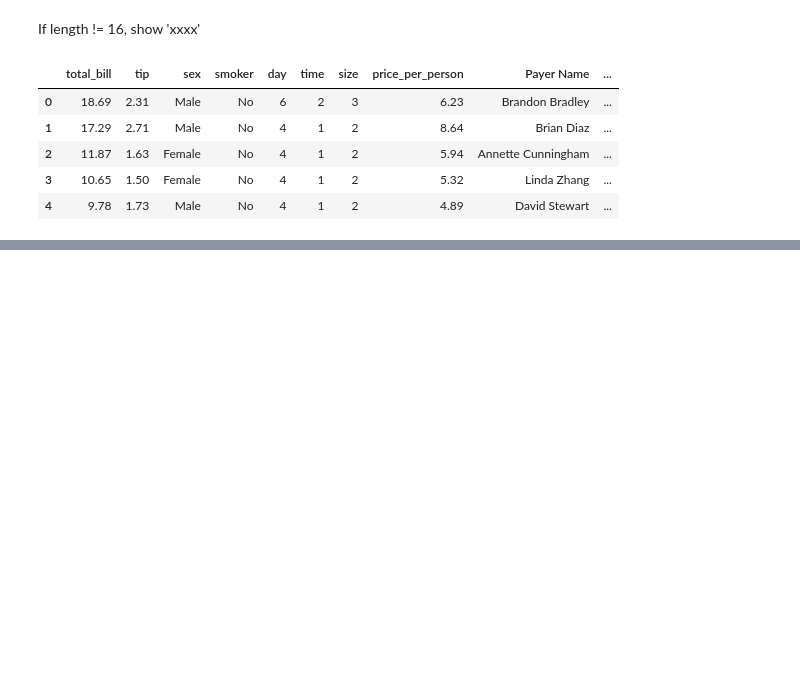
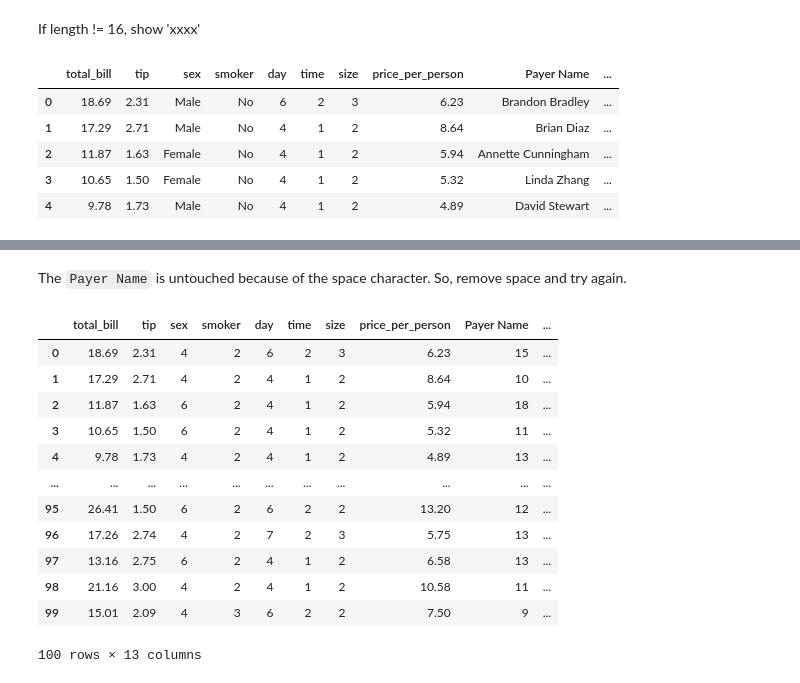
Before and after one commit to yuvii0125/Pandas, a Jupyter notebook: Transformation of Data/functions.ipynb, the cells around one changed output, grey strips where cells are left out. Saved outputs shown, nothing was run; the diff lists cells and outputs as text; code cells hidden in the pictures; blank space fills up the shorter version.

```diff
--- a/Transformation of Data/functions.ipynb
+++ b/Transformation of Data/functions.ipynb
@@ -116,0 +153,18 @@ df.head()
+# %% [markdown]
+The `Payer Name` is untouched because of the space character. So, remove space and try again.
+# %%
+df.applymap(lambda x: len(str(x)) if str(x).replace(" ", "").isalpha() else x)
+# %% [output]
+|  | total_bill | tip | sex | smoker | day | time | size | price_per_person | Payer Name | ... |
+| 0 | 18.69 | 2.31 | 4 | 2 | 6 | 2 | 3 | 6.23 | 15 | ... |
+| 1 | 17.29 | 2.71 | 4 | 2 | 4 | 1 | 2 | 8.64 | 10 | ... |
+| 2 | 11.87 | 1.63 | 6 | 2 | 4 | 1 | 2 | 5.94 | 18 | ... |
+| 3 | 10.65 | 1.50 | 6 | 2 | 4 | 1 | 2 | 5.32 | 11 | ... |
+| 4 | 9.78 | 1.73 | 4 | 2 | 4 | 1 | 2 | 4.89 | 13 | ... |
+| ... | ... | ... | ... | ... | ... | ... | ... | ... | ... | ... |
+| 95 | 26.41 | 1.50 | 6 | 2 | 6 | 2 | 2 | 13.20 | 12 | ... |
+| 96 | 17.26 | 2.74 | 4 | 2 | 7 | 2 | 3 | 5.75 | 13 | ... |
+| 97 | 13.16 | 2.75 | 6 | 2 | 4 | 1 | 2 | 6.58 | 13 | ... |
+| 98 | 21.16 | 3.00 | 4 | 2 | 4 | 1 | 2 | 10.58 | 11 | ... |
+| 99 | 15.01 | 2.09 | 4 | 3 | 6 | 2 | 2 | 7.50 | 9 | ... |
+100 rows × 13 columns
```
Also changed, not shown: parts of 4 cells of this notebook.
